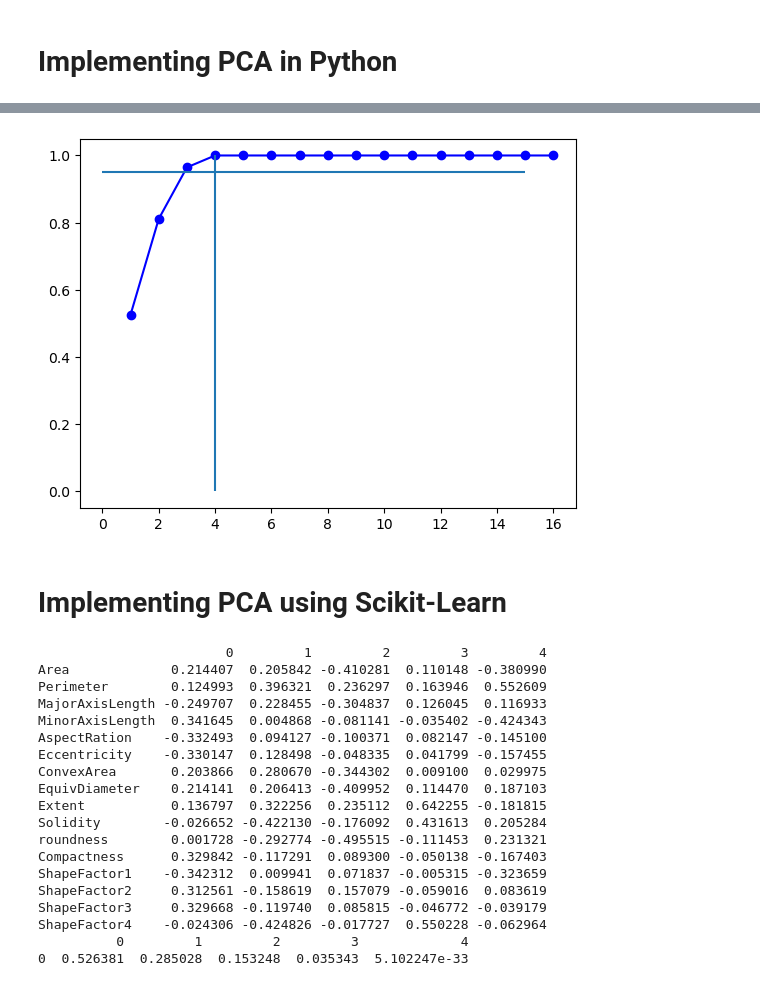
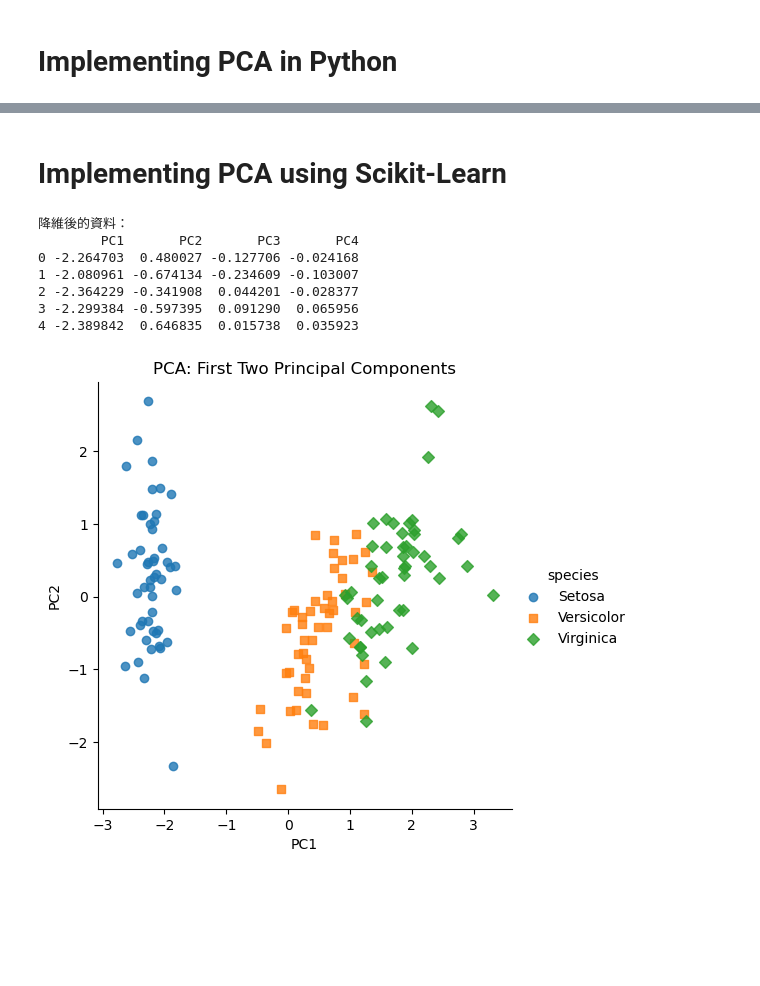
Before and after one commit to benson1231/DataScience, a Jupyter notebook: Python/MachineLearning/PCA.ipynb, the cells around one changed output, grey strips where cells are left out. Cells and saved outputs as stored; diff of their text form; code cells hidden in the pictures; blank space fills up the shorter version.

```diff
--- a/Python/MachineLearning/PCA.ipynb
+++ b/Python/MachineLearning/PCA.ipynb
@@ -54,57 +40,43 @@ plt.show()
-# %%
-cum_info_prop = np.cumsum(info_prop)
-
-plt.plot(np.arange(1,len(info_prop)+1),
-         cum_info_prop,
-         'bo-')
-plt.hlines(y=.95, xmin=0, xmax=15)
-plt.vlines(x=4, ymin=0, ymax=1)
-plt.show()
-# %% [output]
-[figure, removed]
 # %% [markdown]
 # Implementing PCA using Scikit-Learn
 # %%
 import numpy as np
 import pandas as pd
 from sklearn.decomposition import PCA
+import matplotlib.pyplot as plt
+import seaborn as sns
+from sklearn.datasets import load_iris
 
+# 1. 加載Iris資料集
+iris = load_iris()  # 載入Iris資料集
+df = pd.DataFrame(iris.data, columns=iris.feature_names)  # 資料特徵
+df['species'] = iris.target  # 類別標籤
 
-# 1. Standardize the data matrix
-mean = df.mean(axis=0)
-sttd = df.std(axis=0)
-data_matrix_standardized = (df - mean) / sttd
-# print(data_matrix_standardized.head())
+# 2. 標準化資料（PCA 需要標準化資料）
+from sklearn.preprocessing import StandardScaler
+scaler = StandardScaler()
+data_matrix_standardized = scaler.fit_transform(df.drop('species', axis=1))  # 去除類別欄位進行標準化
 
-# 2. Find the principal components
-pca = PCA()
-components = pca.fit(data_matrix_standardized).components_
-components = pd.DataFrame(components).transpose()
-components.index =  df.columns
-print(components)
+# 3. 使用PCA進行降維
+pca = PCA(n_components=4)  # 設置保留四個主成分
+data_pcomp = pca.fit_transform(data_matrix_standardized)  # 進行主成分轉換
+data_pcomp = pd.DataFrame(data_pcomp, columns=['PC1', 'PC2', 'PC3', 'PC4'])  # 將轉換後的資料轉換為DataFrame
+print("降維後的資料：")
+print(data_pcomp.head())  # 顯示前五行資料
 
+# 4. 加入類別標籤
+data_pcomp['species'] = df['species'].map({0: 'Setosa', 1: 'Versicolor', 2: 'Virginica'})  # 將數字類別標籤轉為文字
 
-# 3. Calculate the variance/info ratios
-var_ratio = pca.explained_variance_ratio_
-var_ratio = pd.DataFrame(var_ratio).transpose()
-print(var_ratio)
+# 5. 繪製前兩個主成分的散點圖，並按類別標註顏色
+sns.lmplot(x='PC1', y='PC2', data=data_pcomp, hue='species', fit_reg=False, markers=["o", "s", "D"])
+plt.title('PCA: First Two Principal Components')  # 圖表標題
+plt.show()  # 顯示圖表
 # %% [output]
-                        0         1         2         3         4
-Area             0.214407  0.205842 -0.410281  0.110148 -0.380990
-Perimeter        0.124993  0.396321  0.236297  0.163946  0.552609
-MajorAxisLength -0.249707  0.228455 -0.304837  0.126045  0.116933
-MinorAxisLength  0.341645  0.004868 -0.081141 -0.035402 -0.424343
-AspectRation    -0.332493  0.094127 -0.100371  0.082147 -0.145100
-Eccentricity    -0.330147  0.128498 -0.048335  0.041799 -0.157455
-ConvexArea       0.203866  0.280670 -0.344302  0.009100  0.029975
-EquivDiameter    0.214141  0.206413 -0.409952  0.114470  0.187103
-Extent           0.136797  0.322256  0.235112  0.642255 -0.181815
-Solidity        -0.026652 -0.422130 -0.176092  0.431613  0.205284
-roundness        0.001728 -0.292774 -0.495515 -0.111453  0.231321
-Compactness      0.329842 -0.117291  0.089300 -0.050138 -0.167403
-ShapeFactor1    -0.342312  0.009941  0.071837 -0.005315 -0.323659
-ShapeFactor2     0.312561 -0.158619  0.157079 -0.059016  0.083619
-ShapeFactor3     0.329668 -0.119740  0.085815 -0.046772 -0.039179
-ShapeFactor4    -0.024306 -0.424826 -0.017727  0.550228 -0.062964
-          0         1         2         3             4
-0  0.526381  0.285028  0.153248  0.035343  5.102247e-33
+降維後的資料：
+        PC1       PC2       PC3       PC4
+0 -2.264703  0.480027 -0.127706 -0.024168
+1 -2.080961 -0.674134 -0.234609 -0.103007
+2 -2.364229 -0.341908  0.044201 -0.028377
+3 -2.299384 -0.597395  0.091290  0.065956
+4 -2.389842  0.646835  0.015738  0.035923
+[figure, added]
```
Also changed, not shown: parts of 8 cells of this notebook, 5 other files.
